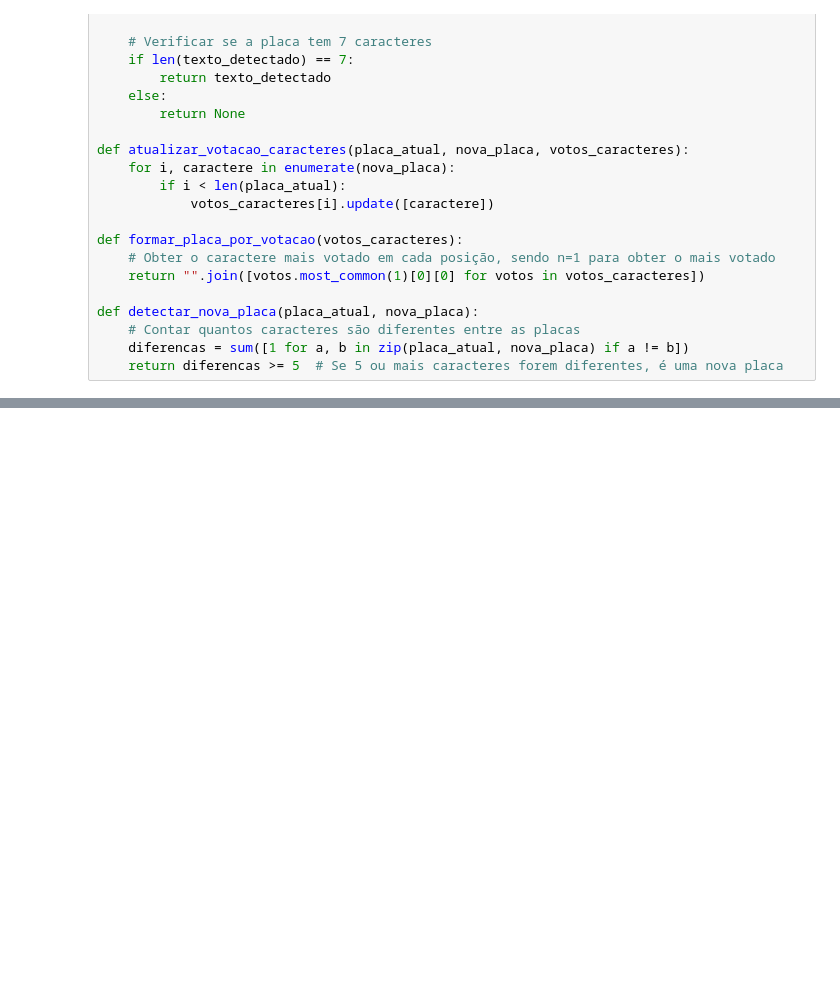
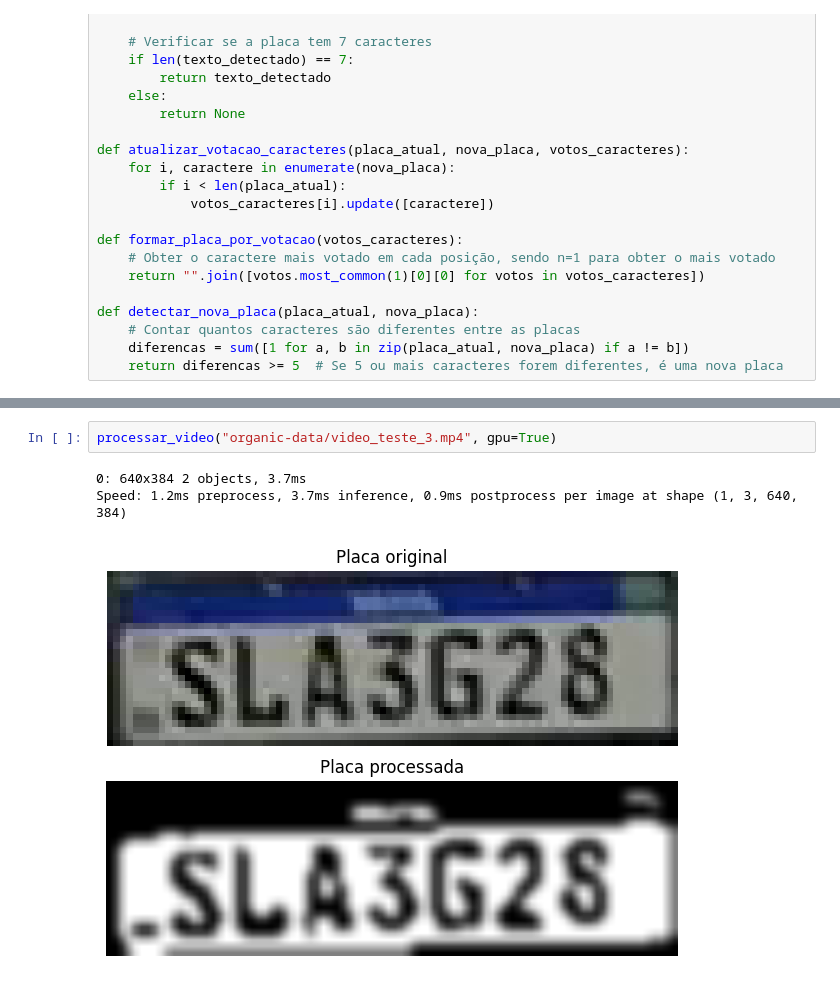
Before and after one commit to IgoSilvaUFPB/plate-detection, a Jupyter notebook: comparacao_pdi.ipynb, the cells around one changed output, grey strips where cells are left out. Saved outputs shown, nothing was run; the diff lists cells and outputs as text; blank space fills up the shorter version.

```diff
--- a/comparacao_pdi.ipynb
+++ b/comparacao_pdi.ipynb
@@ -127,0 +134,6 @@ Speed: 6.3ms preprocess, 99.7ms inference, 0.0ms postprocess per image at shape
+# %%
+processar_video("organic-data/video_teste_3.mp4", gpu=True)
+# %% [output]
+0: 640x384 2 objects, 3.7ms
+Speed: 1.2ms preprocess, 3.7ms inference, 0.9ms postprocess per image at shape (1, 3, 640, 384)
+[figure, added]
```
Also changed, not shown: parts of 2 cells of this notebook, 1 other file.
